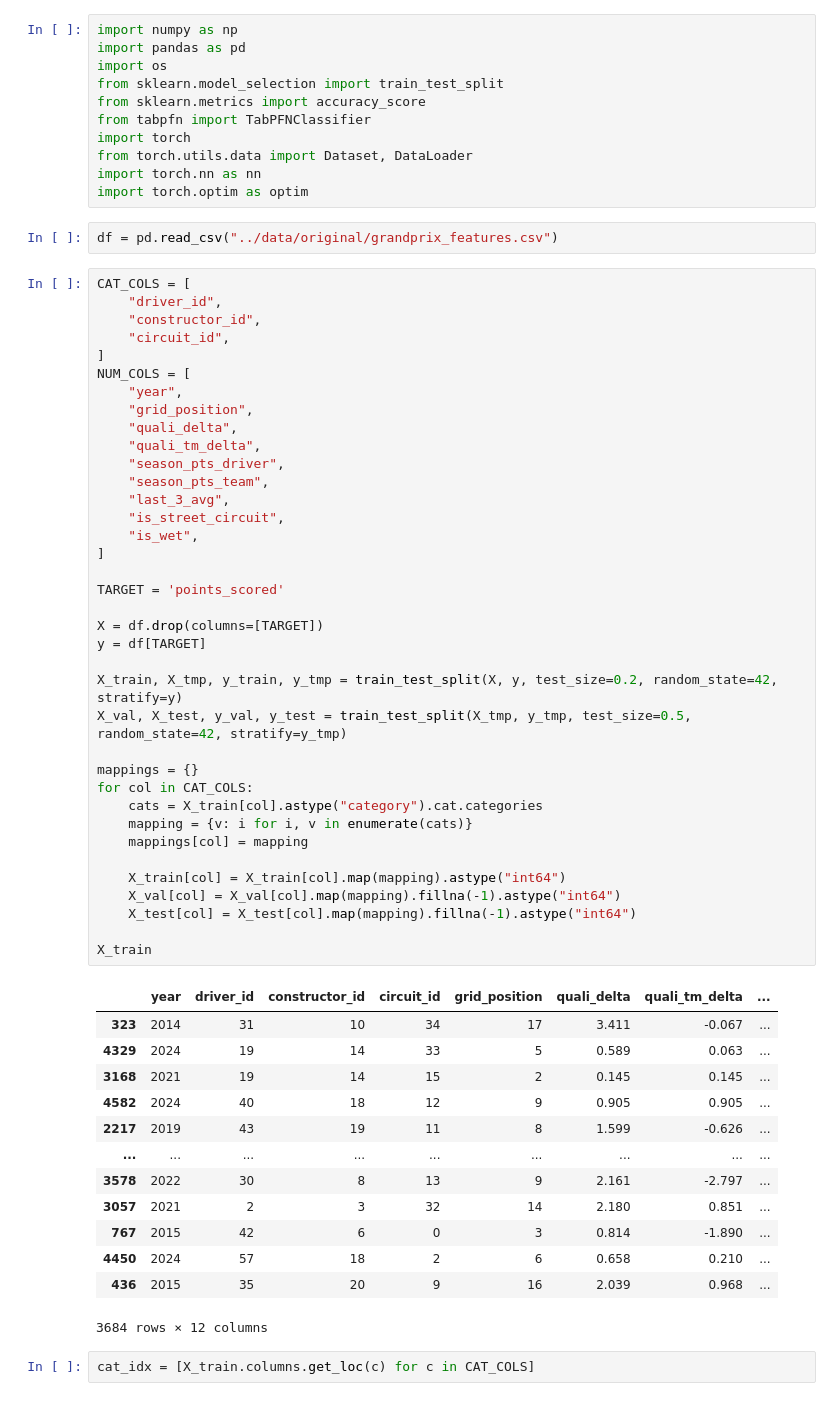
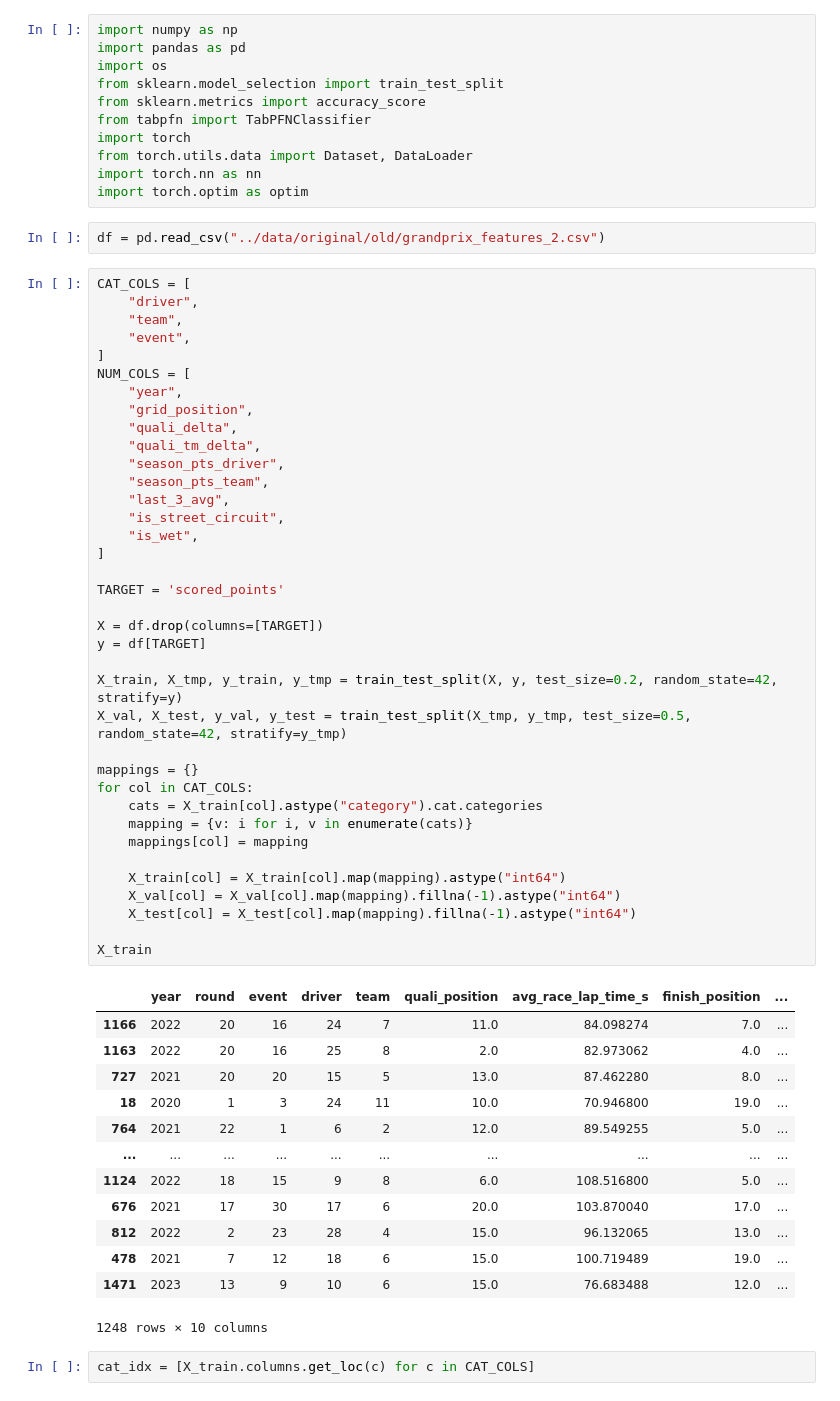
Before and after one commit to mcfiet/dl-project, a Jupyter notebook: scripts/tabpfn.ipynb, the cells around one changed output. Saved outputs shown, nothing was run; the diff lists cells and outputs as text.

```diff
--- a/scripts/tabpfn.ipynb
+++ b/scripts/tabpfn.ipynb
@@ -10,58 +10,58 @@ from torch.utils.data import Dataset, DataLoader
 import torch.nn as nn
 import torch.optim as optim
 # %%
-df = pd.read_csv("../data/original/grandprix_features.csv")
+df = pd.read_csv("../data/original/old/grandprix_features_2.csv")
 # %%
 CAT_COLS = [
-    "driver_id",
-    "constructor_id",
-    "circuit_id",
+    "driver",
+    "team",
+    "event",
 ]
 NUM_COLS = [
     "year",
     "grid_position",
     "quali_delta",
     "quali_tm_delta",
     "season_pts_driver",
     "season_pts_team",
     "last_3_avg",
     "is_street_circuit",
     "is_wet",
 ]
 
-TARGET = 'points_scored'
+TARGET = 'scored_points'
 
 X = df.drop(columns=[TARGET])
 y = df[TARGET]
 
 X_train, X_tmp, y_train, y_tmp = train_test_split(X, y, test_size=0.2, random_state=42, stratify=y)
 X_val, X_test, y_val, y_test = train_test_split(X_tmp, y_tmp, test_size=0.5, random_state=42, stratify=y_tmp)
 
 mappings = {}
 for col in CAT_COLS:
     cats = X_train[col].astype("category").cat.categories
     mapping = {v: i for i, v in enumerate(cats)}
     mappings[col] = mapping
 
     X_train[col] = X_train[col].map(mapping).astype("int64")
     X_val[col] = X_val[col].map(mapping).fillna(-1).astype("int64")
     X_test[col] = X_test[col].map(mapping).fillna(-1).astype("int64")
 
 X_train
 # %% [output]
-|  | year | driver_id | constructor_id | circuit_id | grid_position | quali_delta | quali_tm_delta | ... |
-| 323 | 2014 | 31 | 10 | 34 | 17 | 3.411 | -0.067 | ... |
-| 4329 | 2024 | 19 | 14 | 33 | 5 | 0.589 | 0.063 | ... |
-| 3168 | 2021 | 19 | 14 | 15 | 2 | 0.145 | 0.145 | ... |
-| 4582 | 2024 | 40 | 18 | 12 | 9 | 0.905 | 0.905 | ... |
-| 2217 | 2019 | 43 | 19 | 11 | 8 | 1.599 | -0.626 | ... |
-| ... | ... | ... | ... | ... | ... | ... | ... | ... |
-| 3578 | 2022 | 30 | 8 | 13 | 9 | 2.161 | -2.797 | ... |
-| 3057 | 2021 | 2 | 3 | 32 | 14 | 2.180 | 0.851 | ... |
-| 767 | 2015 | 42 | 6 | 0 | 3 | 0.814 | -1.890 | ... |
-| 4450 | 2024 | 57 | 18 | 2 | 6 | 0.658 | 0.210 | ... |
-| 436 | 2015 | 35 | 20 | 9 | 16 | 2.039 | 0.968 | ... |
+|  | year | round | event | driver | team | quali_position | avg_race_lap_time_s | finish_position | ... |
+| 1166 | 2022 | 20 | 16 | 24 | 7 | 11.0 | 84.098274 | 7.0 | ... |
+| 1163 | 2022 | 20 | 16 | 25 | 8 | 2.0 | 82.973062 | 4.0 | ... |
+| 727 | 2021 | 20 | 20 | 15 | 5 | 13.0 | 87.462280 | 8.0 | ... |
+| 18 | 2020 | 1 | 3 | 24 | 11 | 10.0 | 70.946800 | 19.0 | ... |
+| 764 | 2021 | 22 | 1 | 6 | 2 | 12.0 | 89.549255 | 5.0 | ... |
+| ... | ... | ... | ... | ... | ... | ... | ... | ... | ... |
+| 1124 | 2022 | 18 | 15 | 9 | 8 | 6.0 | 108.516800 | 5.0 | ... |
+| 676 | 2021 | 17 | 30 | 17 | 6 | 20.0 | 103.870040 | 17.0 | ... |
+| 812 | 2022 | 2 | 23 | 28 | 4 | 15.0 | 96.132065 | 13.0 | ... |
+| 478 | 2021 | 7 | 12 | 18 | 6 | 15.0 | 100.719489 | 19.0 | ... |
+| 1471 | 2023 | 13 | 9 | 10 | 6 | 15.0 | 76.683488 | 12.0 | ... |
-3684 rows × 12 columns
+1248 rows × 10 columns
 # %%
 cat_idx = [X_train.columns.get_loc(c) for c in CAT_COLS]
 # %%
```
Also changed, not shown: parts of 2 cells of this notebook.
